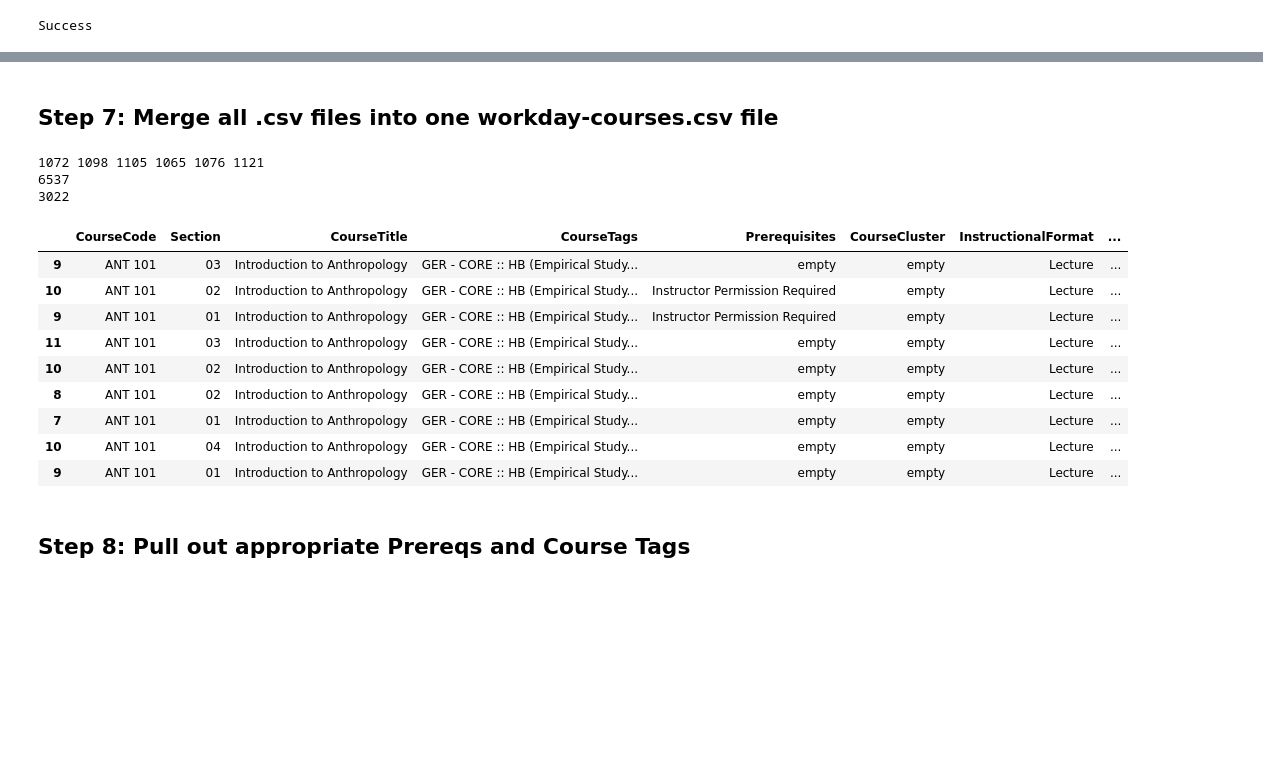
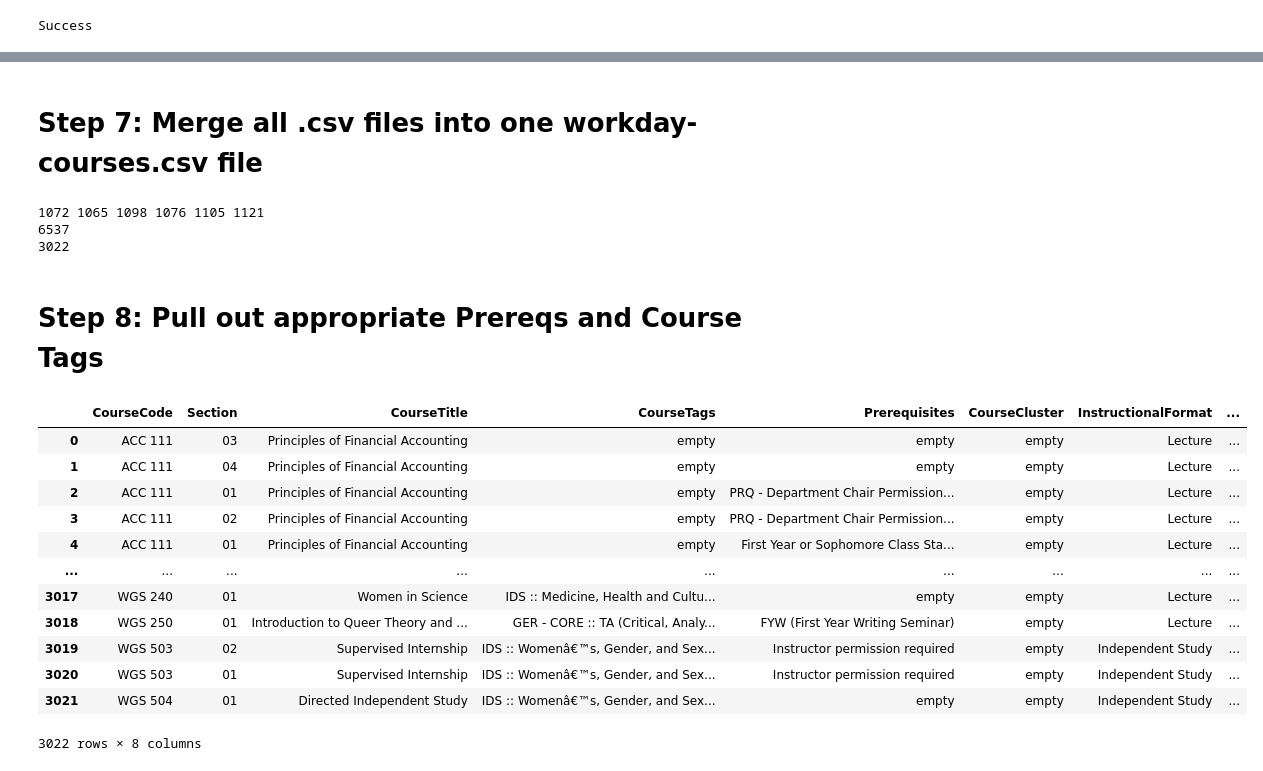
Before and after one commit to CS-Summer-25/pathways-planner, a Jupyter notebook: WorkdayScraper2.ipynb, the cells around one changed output, grey strips where cells are left out. Cells and saved outputs as stored; diff of their text form; code cells hidden in the pictures; blank space fills up the shorter version.

```diff
--- a/WorkdayScraper2.ipynb
+++ b/WorkdayScraper2.ipynb
@@ -448,10 +432,10 @@ file_path = "csv-files/{}".format(fileName.replace(".html",".csv"))
 final_courses.to_csv(file_path)
 # %% [markdown]
-## Step 7: Merge all .csv files into one workday-courses.csv file
+# Step 7: Merge all .csv files into one workday-courses.csv file
 # %%
 file_lst = []
 for file in os.listdir("csv-files"):
-    if file != "programs.csv":
+    if file != "programs.csv" and file != "gers.csv":
         file_df = pd.read_csv("csv-files/{}".format(file))
         file_df = file_df.drop(columns=["Unnamed: 0"])
         file_df["Semester"] = file.replace(".csv", "")
@@ -466,24 +450,15 @@ print(sum((\
             len(file_lst[4]),\
             len(file_lst[5])\
         )))
-df = pd.concat(file_lst).sort_values(by="CourseCode").drop_duplicates(subset=['CourseCode', 'Section',\
+all_workday_df= pd.concat(file_lst, ignore_index=True).sort_values(by="CourseCode").drop_duplicates(subset=['CourseCode', 'Section',\
                                                                               'CourseTitle', 'CourseTags', 'Prerequisites',\
-                                                                              'CourseCluster', 'InstructionalFormat'])
-print(len(df))
-df[df["CourseCode"]=="ANT 101"]
+                                                                              'CourseCluster', 'InstructionalFormat'])\
+                                                                                .reset_index().drop(columns=["index"])
+print(len(all_workday_df))
+all_workday_df[all_workday_df["CourseCode"]=="ANT 101"];
 # %% [output]
-1072 1098 1105 1065 1076 1121
+1072 1065 1098 1076 1105 1121
 6537
 3022
-|  | CourseCode | Section | CourseTitle | CourseTags | Prerequisites | CourseCluster | InstructionalFormat | ... |
-| 9 | ANT 101 | 03 | Introduction to Anthropology | GER - CORE :: HB (Empirical Study... | empty | empty | Lecture | ... |
-| 10 | ANT 101 | 02 | Introduction to Anthropology | GER - CORE :: HB (Empirical Study... | Instructor Permission Required | empty | Lecture | ... |
-| 9 | ANT 101 | 01 | Introduction to Anthropology | GER - CORE :: HB (Empirical Study... | Instructor Permission Required | empty | Lecture | ... |
-| 11 | ANT 101 | 03 | Introduction to Anthropology | GER - CORE :: HB (Empirical Study... | empty | empty | Lecture | ... |
-| 10 | ANT 101 | 02 | Introduction to Anthropology | GER - CORE :: HB (Empirical Study... | empty | empty | Lecture | ... |
-| 8 | ANT 101 | 02 | Introduction to Anthropology | GER - CORE :: HB (Empirical Study... | empty | empty | Lecture | ... |
-| 7 | ANT 101 | 01 | Introduction to Anthropology | GER - CORE :: HB (Empirical Study... | empty | empty | Lecture | ... |
-| 10 | ANT 101 | 04 | Introduction to Anthropology | GER - CORE :: HB (Empirical Study... | empty | empty | Lecture | ... |
-| 9 | ANT 101 | 01 | Introduction to Anthropology | GER - CORE :: HB (Empirical Study... | empty | empty | Lecture | ... |
 # %% [markdown]
-## Step 8: Pull out appropriate Prereqs and Course Tags
+# Step 8: Pull out appropriate Prereqs and Course Tags
@@ -491,0 +465,18 @@ df[df["CourseCode"]=="ANT 101"]
+# %%
+list_tags = all_workday_df["CourseTags"].apply(lambda x: x.split("/"))
+# list_tags
+all_workday_df
+# %% [output]
+|  | CourseCode | Section | CourseTitle | CourseTags | Prerequisites | CourseCluster | InstructionalFormat | ... |
+| 0 | ACC 111 | 03 | Principles of Financial Accounting | empty | empty | empty | Lecture | ... |
+| 1 | ACC 111 | 04 | Principles of Financial Accounting | empty | empty | empty | Lecture | ... |
+| 2 | ACC 111 | 01 | Principles of Financial Accounting | empty | PRQ - Department Chair Permission... | empty | Lecture | ... |
+| 3 | ACC 111 | 02 | Principles of Financial Accounting | empty | PRQ - Department Chair Permission... | empty | Lecture | ... |
+| 4 | ACC 111 | 01 | Principles of Financial Accounting | empty | First Year or Sophomore Class Sta... | empty | Lecture | ... |
+| ... | ... | ... | ... | ... | ... | ... | ... | ... |
+| 3017 | WGS 240 | 01 | Women in Science | IDS :: Medicine, Health and Cultu... | empty | empty | Lecture | ... |
+| 3018 | WGS 250 | 01 | Introduction to Queer Theory and ... | GER - CORE :: TA (Critical, Analy... | FYW (First Year Writing Seminar) | empty | Lecture | ... |
+| 3019 | WGS 503 | 02 | Supervised Internship | IDS :: Womenâ€™s, Gender, and Sex... | Instructor permission required | empty | Independent Study | ... |
+| 3020 | WGS 503 | 01 | Supervised Internship | IDS :: Womenâ€™s, Gender, and Sex... | Instructor permission required | empty | Independent Study | ... |
+| 3021 | WGS 504 | 01 | Directed Independent Study | IDS :: Womenâ€™s, Gender, and Sex... | empty | empty | Independent Study | ... |
+3022 rows × 8 columns
```
Also changed, not shown: parts of 48 cells of this notebook, 13 other files.
